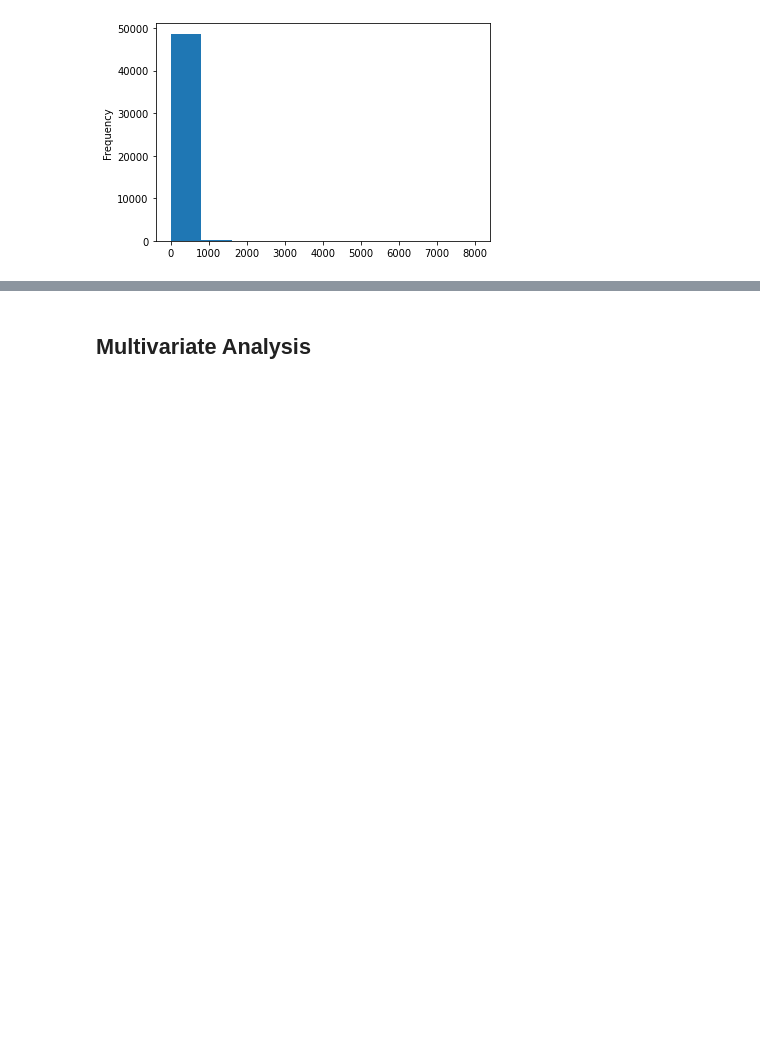
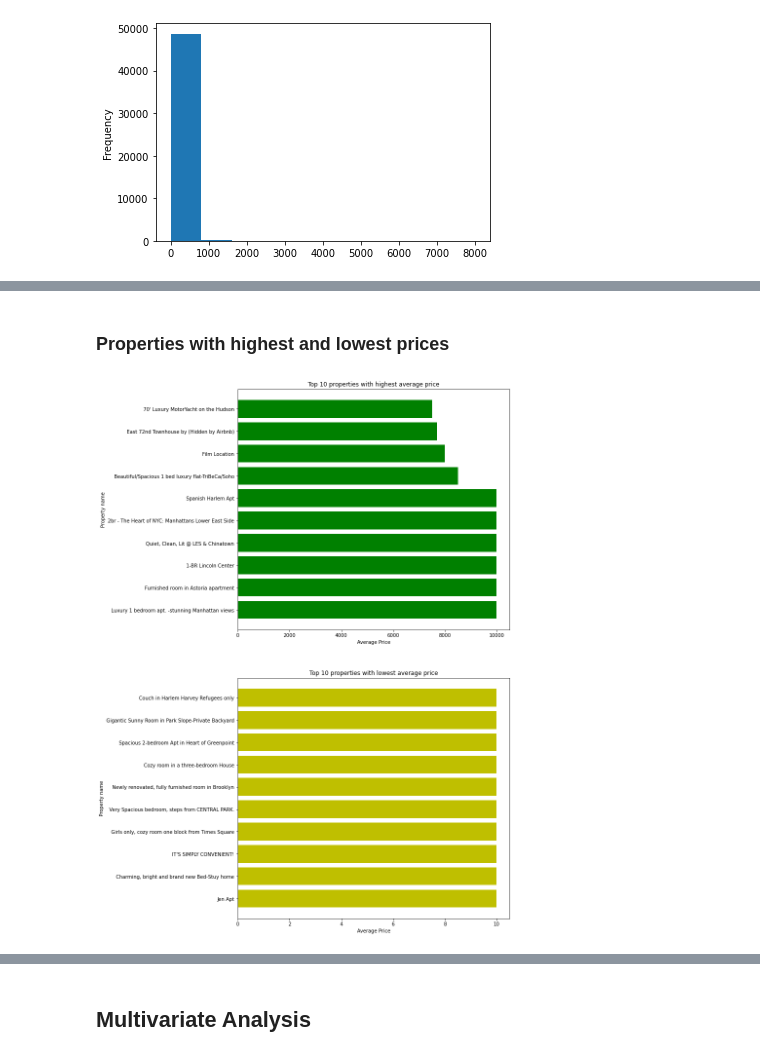
Before and after one commit to sidpatondikar/CAPSTONE-Airbnb-Booking-Analysis-Siddharth-Patondikar, a Jupyter notebook: Individual_notebook.ipynb, the cells around one changed output, grey strips where cells are left out. Saved outputs shown, nothing was run; the diff lists cells and outputs as text; code cells hidden in the pictures; blank space fills up the shorter version.

```diff
--- a/Individual_notebook.ipynb
+++ b/Individual_notebook.ipynb
@@ -298,0 +330,25 @@ See the caveats in the documentation: https://pandas.pydata.org/pandas-docs/stab
+# %% [markdown]
+### Properties with highest and lowest prices
+# %%
+df_prop = df3.groupby('name')[['price','reviews_per_month']].mean().reset_index()
+df_prop.sort_values('price',axis=0,inplace=True,ascending=False)
+df_prop_top = df_prop.head(10)
+df_prop_bot = df_prop.tail(10)
+
+plt.figure(figsize=(10,20))
+
+plt.subplot(2,1,1)
+plt.barh(y=df_prop_top['name'],width=df_prop_top['price'],color='g')
+plt.xlabel("Average Price")
+plt.ylabel("Property name")
+plt.title("Top 10 properties with highest average price")
+
+plt.subplot(2,1,2)
+plt.barh(y=df_prop_bot['name'],width=df_prop_bot['price'],color='y')
+plt.xlabel("Average Price")
+plt.ylabel("Property name")
+plt.title("Top 10 properties with lowest average price")
+
+plt.show()
+# %% [output]
+[figure, added]
```
Also changed, not shown: parts of 26 cells of this notebook.
